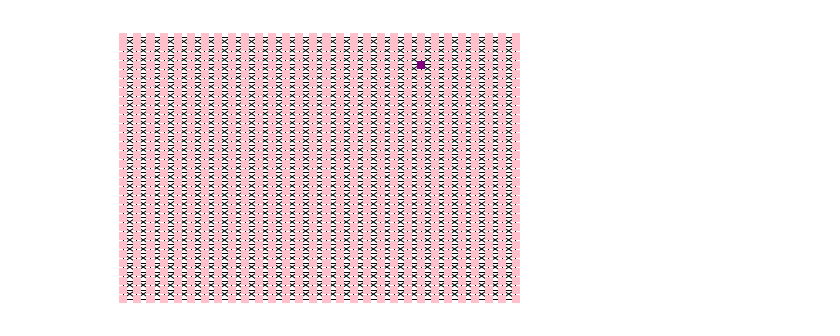
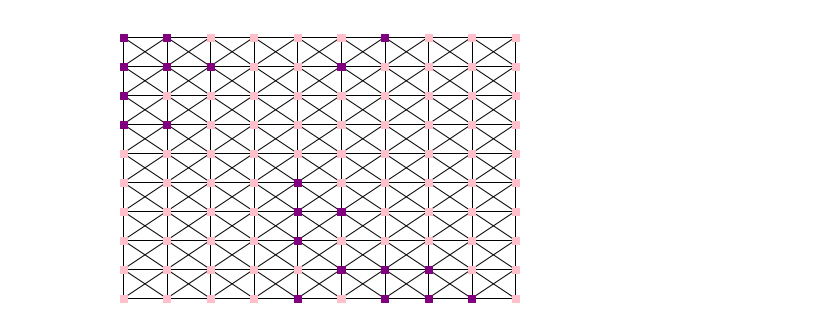
Before and after one commit to vrdi/Week6Capy, a Jupyter notebook: grid_minority_distributions.ipynb, the cells around one changed output. Drawn from its saved outputs; the diff is of its cells as text; code cells hidden in the pictures.

```diff
--- a/grid_minority_distributions.ipynb
+++ b/grid_minority_distributions.ipynb
@@ -5,8 +6,8 @@ import matplotlib.pyplot as plt
 # %%
-gn = 6
-k = 5
+gn = 5
+k = 2
 ns = 50
-p = 0.9
+p = 0.2
 
 graph = nx.grid_graph([k * gn, k * gn])
 
@@ -108,28 +109,70 @@ for k in range(10):
 # %%
 #rich get richer model
-#color all nodes pink
-for n in graph.nodes():
-    graph.node[n]["population"] = 1
-    graph.node[n]["pink"] = 1
-    graph.node[n]["purple"] = 0
-#pick a random node to be purple
-random_node = choice(list(graph.nodes()))
-graph.node[random_node]["pink"]=0
-graph.node[random_node]["purple"]=1
 
-#Add a purple node
-#work in progress
+cluster_param = 2
+dual_graph_list = []
 
-cdict = {1: "pink", 0: "purple"}
+for i in range(10):
 
-plt.figure()
-nx.draw(
-    graph,
-    pos={x: x for x in graph.nodes()},
-    node_color=[cdict[graph.node[x]["pink"]] for x in graph.nodes()],
-    node_size=ns,
-    node_shape="s",
-)
-plt.show()
+    gn = 5
+    k = 2
+    ns = 50
+    p = 0.2
+
+    graph = nx.grid_graph([k * gn, k * gn])
+
+    # this part adds queen adjacency
+    for i in range(k*gn-1):
+       for j in range(k*gn):
+           if j<(k*gn-1):
+               graph.add_edge((i,j),(i+1,j+1))
+               graph[(i,j)][(i+1,j+1)]["shared_perim"]=0
+           if j >0:
+               graph.add_edge((i,j),(i+1,j-1))
+               graph[(i,j)][(i+1,j-1)]["shared_perim"]=0
+
+
+    #color all nodes pink
+    for n in graph.nodes():
+        graph.node[n]["population"] = 1
+        graph.node[n]["pink"] = 1
+        graph.node[n]["purple"] = 0
+
+    #pick a random node to be purple
+    random.seed()
+    random_node = choice(list(graph.nodes()))
+    graph.node[random_node]["pink"]=0
+    graph.node[random_node]["purple"]=1
+
+    #Pick p percent of nodes to be purple
+
+    for i in range(int(p*len(graph.nodes()))):
+        population = []
+        weights = []
+
+        for n in graph.nodes():
+            count = 0
+            for nbr in graph.neighbors(n):
+                if graph.nodes[nbr]["purple"] == 1:
+                    count += 1
+            if graph.nodes[n]["pink"] == 1:
+                population.append(n)
+                weights.append((count+1)**cluster_param)
+        sample = choices(population, weights)
+        graph.node[sample[0]]["pink"]=0
+        graph.node[sample[0]]["purple"]=1
+
+    cdict = {1: "pink", 0: "purple"}
+
+    plt.figure()
+    nx.draw(
+        graph,
+        pos={x: x for x in graph.nodes()},
+        node_color=[cdict[graph.node[x]["pink"]] for x in graph.nodes()],
+        node_size=ns,
+        node_shape="s",
+    )
+    plt.show()
+    dual_graph_list.append(graph)
 # %% [output]
-[figure, old version]
+[figure, new version]
```
Also changed, not shown: parts of 8 cells of this notebook, 1 other file.
